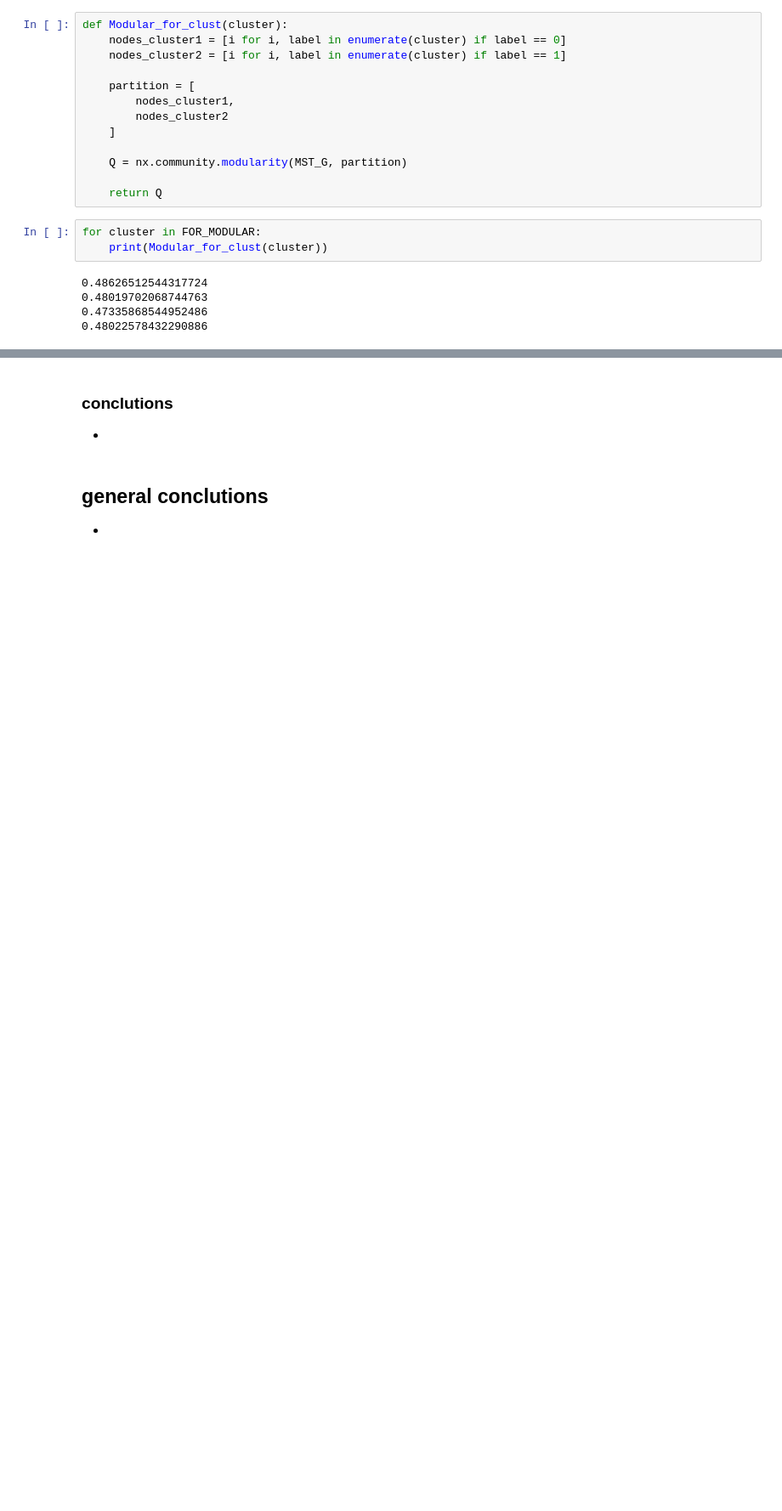
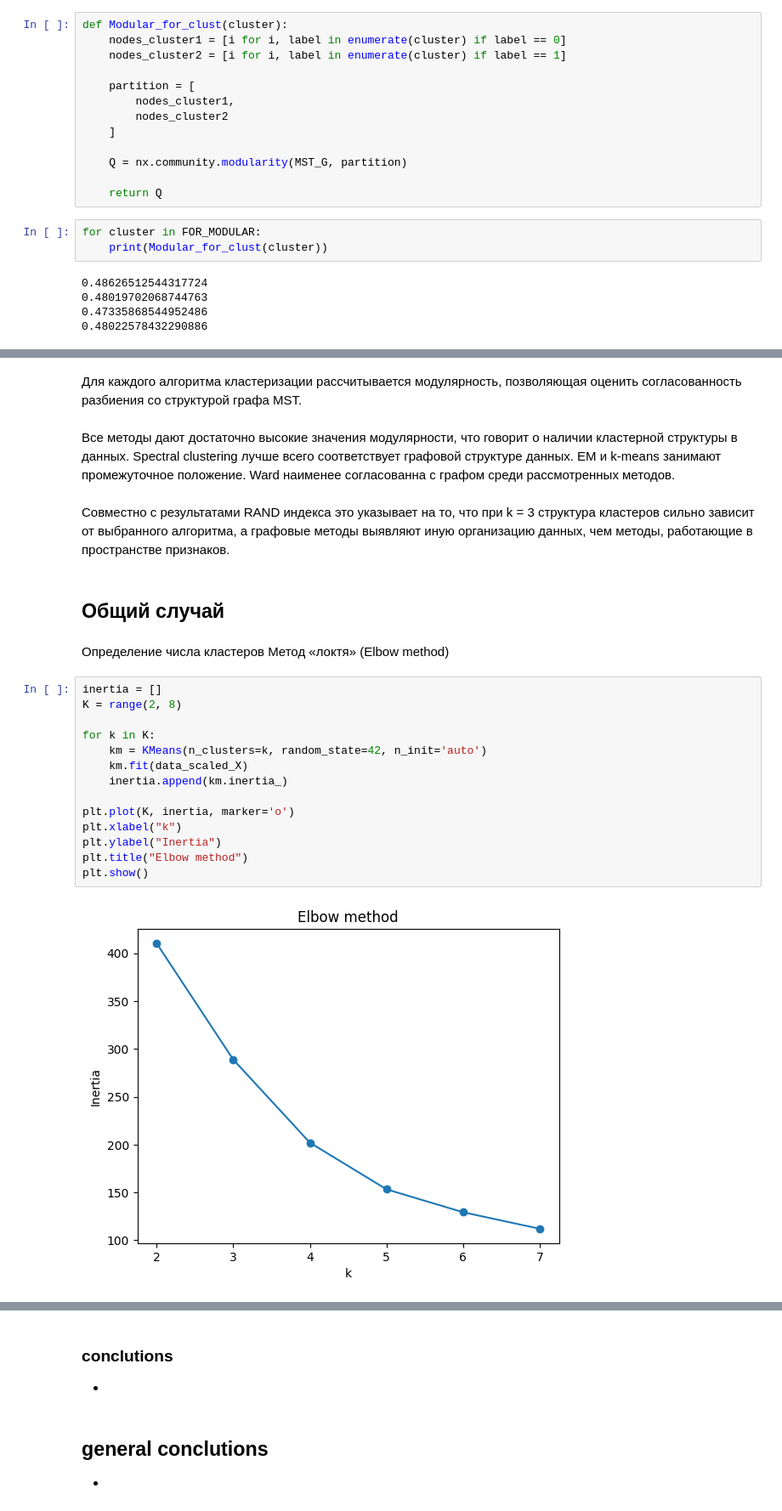
Before and after one commit to DanKolganov/Cluster_analisys, a Jupyter notebook: main.ipynb, the cells around one changed output, grey strips where cells are left out. Shown at 85% size. Cells and saved outputs as stored; diff of their text form; blank space fills up the shorter version.

```diff
--- a/main.ipynb
+++ b/main.ipynb
@@ -281,0 +427,27 @@ for cluster in FOR_MODULAR:
+# %% [markdown]
+Для каждого алгоритма кластеризации рассчитывается модулярность, позволяющая оценить согласованность разбиения со структурой графа MST.
+# %% [markdown]
+Все методы дают достаточно высокие значения модулярности, что говорит о наличии кластерной структуры в данных. Spectral clustering лучше всего соответствует графовой структуре данных. EM и k-means занимают промежуточное положение. Ward наименее согласованна с графом среди рассмотренных методов.
+# %% [markdown]
+Совместно с результатами RAND индекса это указывает на то, что при k = 3 структура кластеров сильно зависит от выбранного алгоритма, а графовые методы выявляют иную организацию данных, чем методы, работающие в пространстве признаков.
+# %% [markdown]
+## Общий случай
+# %% [markdown]
+Определение числа кластеров
+Метод «локтя» (Elbow method)
+# %%
+inertia = []
+K = range(2, 8)
+
+for k in K:
+    km = KMeans(n_clusters=k, random_state=42, n_init='auto')
+    km.fit(data_scaled_X)
+    inertia.append(km.inertia_)
+
+plt.plot(K, inertia, marker='o')
+plt.xlabel("k")
+plt.ylabel("Inertia")
+plt.title("Elbow method")
+plt.show()
+# %% [output]
+[figure, added]
```
Also changed, not shown: parts of 42 cells of this notebook.
